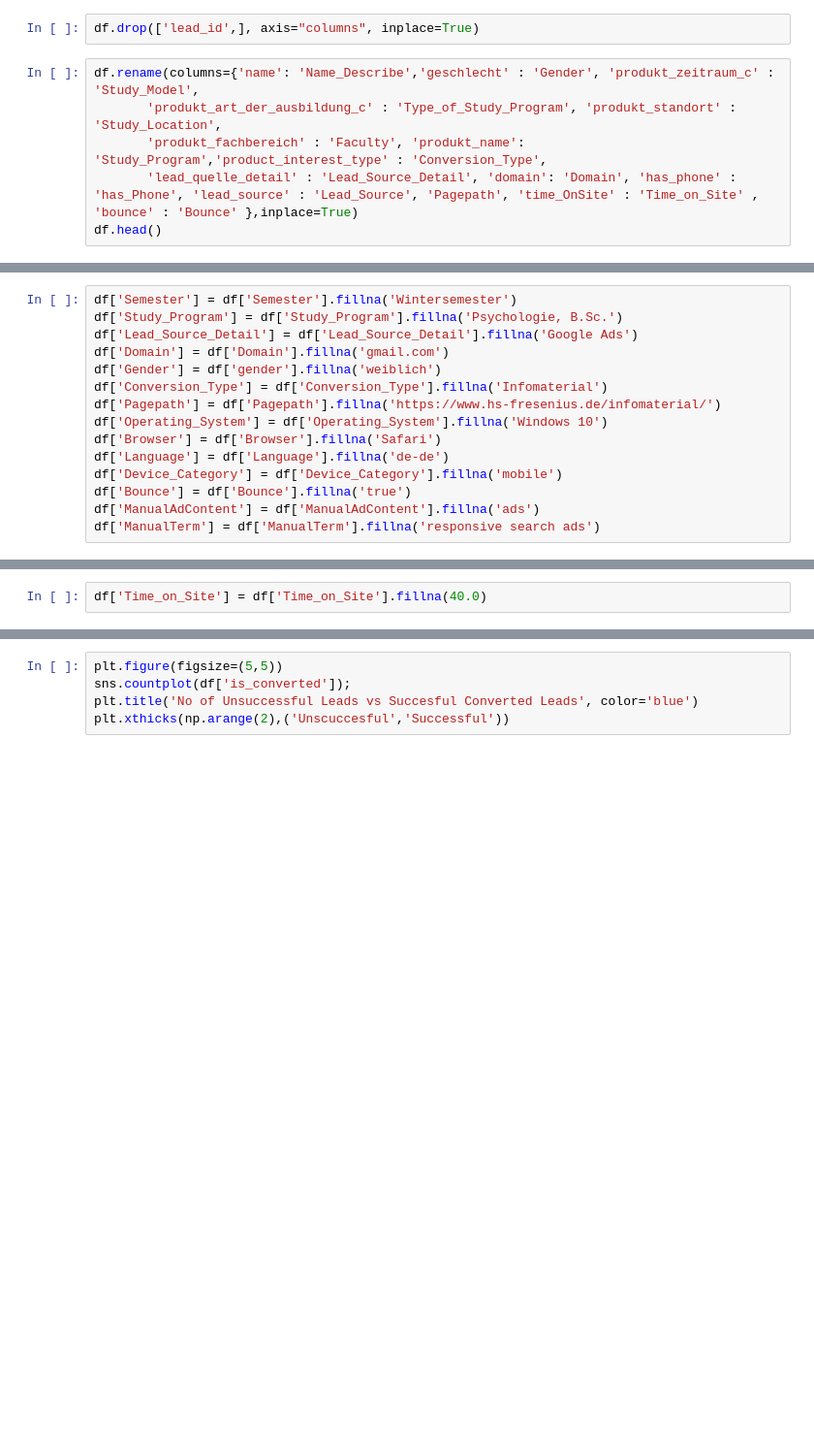
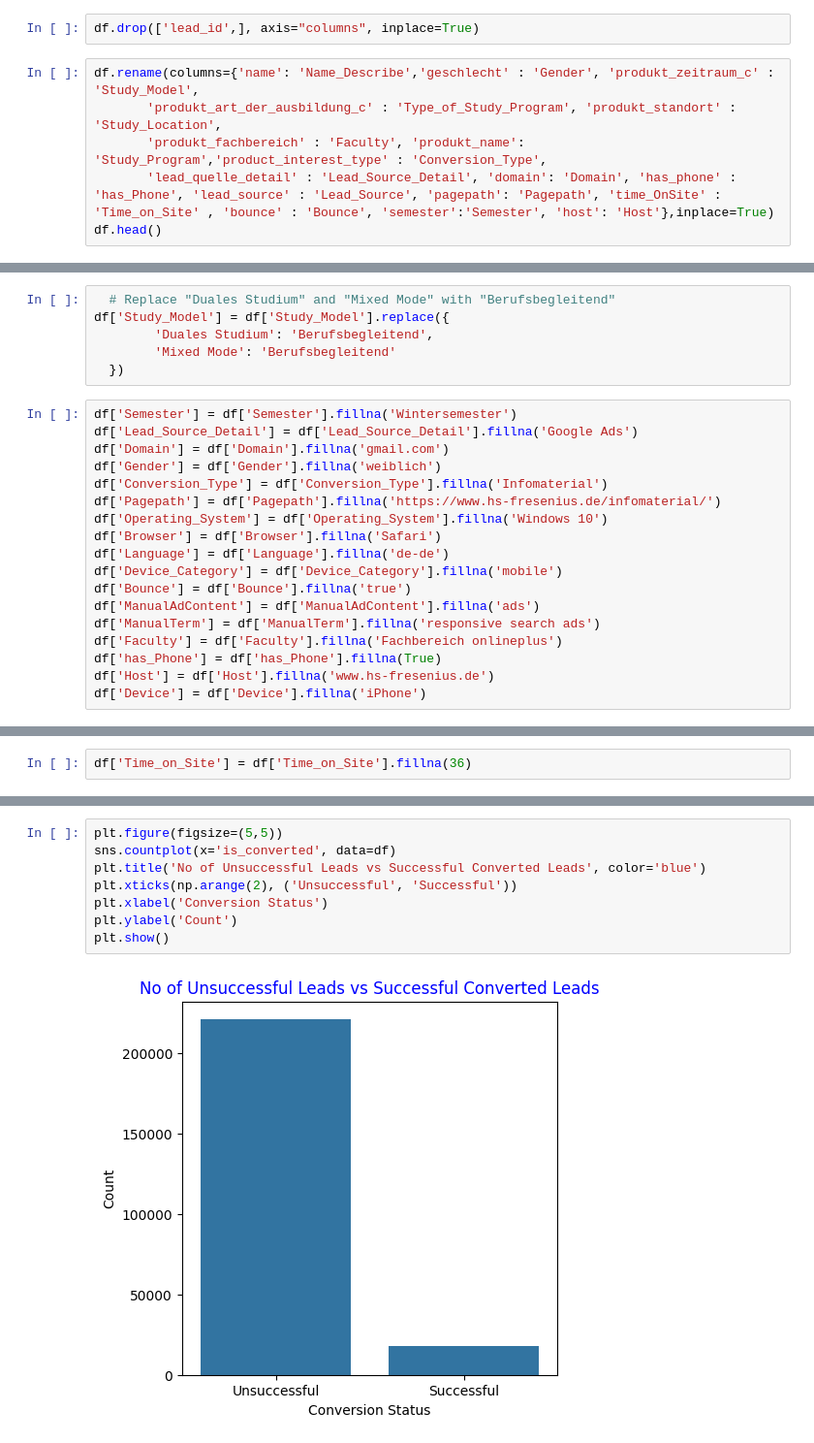
Before and after one commit to vincelemke99/Bachelor-Thesis, a Jupyter notebook: lead_predication_final.ipynb, the cells around one changed output, grey strips where cells are left out. Shown at 97% size. Cells and saved outputs as stored; diff of their text form; blank space fills up the shorter version.

```diff
--- a/lead_predication_final.ipynb
+++ b/lead_predication_final.ipynb
@@ -79,5 +96,5 @@ df.drop(['lead_id',], axis="columns", inplace=True)
 df.rename(columns={'name': 'Name_Describe','geschlecht' : 'Gender', 'produkt_zeitraum_c' : 'Study_Model',
        'produkt_art_der_ausbildung_c' : 'Type_of_Study_Program', 'produkt_standort' : 'Study_Location',
        'produkt_fachbereich' : 'Faculty', 'produkt_name': 'Study_Program','product_interest_type' : 'Conversion_Type',
-       'lead_quelle_detail' : 'Lead_Source_Detail', 'domain': 'Domain', 'has_phone' : 'has_Phone', 'lead_source' : 'Lead_Source', 'Pagepath', 'time_OnSite' : 'Time_on_Site' , 'bounce' : 'Bounce' },inplace=True)
+       'lead_quelle_detail' : 'Lead_Source_Detail', 'domain': 'Domain', 'has_phone' : 'has_Phone', 'lead_source' : 'Lead_Source', 'pagepath': 'Pagepath', 'time_OnSite' : 'Time_on_Site' , 'bounce' : 'Bounce', 'semester':'Semester', 'host': 'Host'},inplace=True)
 df.head()
@@ -97,9 +182,14 @@ df['Study_Program'].value_counts()
+# %%
+  # Replace "Duales Studium" and "Mixed Mode" with "Berufsbegleitend"
+df['Study_Model'] = df['Study_Model'].replace({
+        'Duales Studium': 'Berufsbegleitend',
+        'Mixed Mode': 'Berufsbegleitend'
+  })
 # %%
 df['Semester'] = df['Semester'].fillna('Wintersemester')
-df['Study_Program'] = df['Study_Program'].fillna('Psychologie, B.Sc.')
 df['Lead_Source_Detail'] = df['Lead_Source_Detail'].fillna('Google Ads')
 df['Domain'] = df['Domain'].fillna('gmail.com')
-df['Gender'] = df['gender'].fillna('weiblich')
+df['Gender'] = df['Gender'].fillna('weiblich')
 df['Conversion_Type'] = df['Conversion_Type'].fillna('Infomaterial')
 df['Pagepath'] = df['Pagepath'].fillna('https://www.hs-fresenius.de/infomaterial/')
 df['Operating_System'] = df['Operating_System'].fillna('Windows 10')
@@ -109,5 +199,9 @@ df['Device_Category'] = df['Device_Category'].fillna('mobile')
 df['Bounce'] = df['Bounce'].fillna('true')
 df['ManualAdContent'] = df['ManualAdContent'].fillna('ads')
 df['ManualTerm'] = df['ManualTerm'].fillna('responsive search ads')
+df['Faculty'] = df['Faculty'].fillna('Fachbereich onlineplus')
+df['has_Phone'] = df['has_Phone'].fillna(True)
+df['Host'] = df['Host'].fillna('www.hs-fresenius.de')
+df['Device'] = df['Device'].fillna('iPhone')
 # %%
 df.describe()
@@ -114,4 +218,4 @@ df.describe()
 # %%
-df['Time_on_Site'] = df['Time_on_Site'].fillna(40.0)
+df['Time_on_Site'] = df['Time_on_Site'].fillna(36)
 # %%
 df.isna().sum().to_frame(name='Missing Values').sort_values('Missing Values', ascending=False)
@@ -118,5 +240,10 @@ df.isna().sum().to_frame(name='Missing Values').sort_values('Missing Values', as
 # %%
 plt.figure(figsize=(5,5))
-sns.countplot(df['is_converted']);
-plt.title('No of Unsuccessful Leads vs Succesful Converted Leads', color='blue')
-plt.xthicks(np.arange(2),('Unscuccesful','Successful'))
+sns.countplot(x='is_converted', data=df)
+plt.title('No of Unsuccessful Leads vs Successful Converted Leads', color='blue')
+plt.xticks(np.arange(2), ('Unsuccessful', 'Successful'))
+plt.xlabel('Conversion Status')
+plt.ylabel('Count')
+plt.show()
+# %% [output]
+[figure, added]
```
Also changed, not shown: parts of 31 cells of this notebook.
